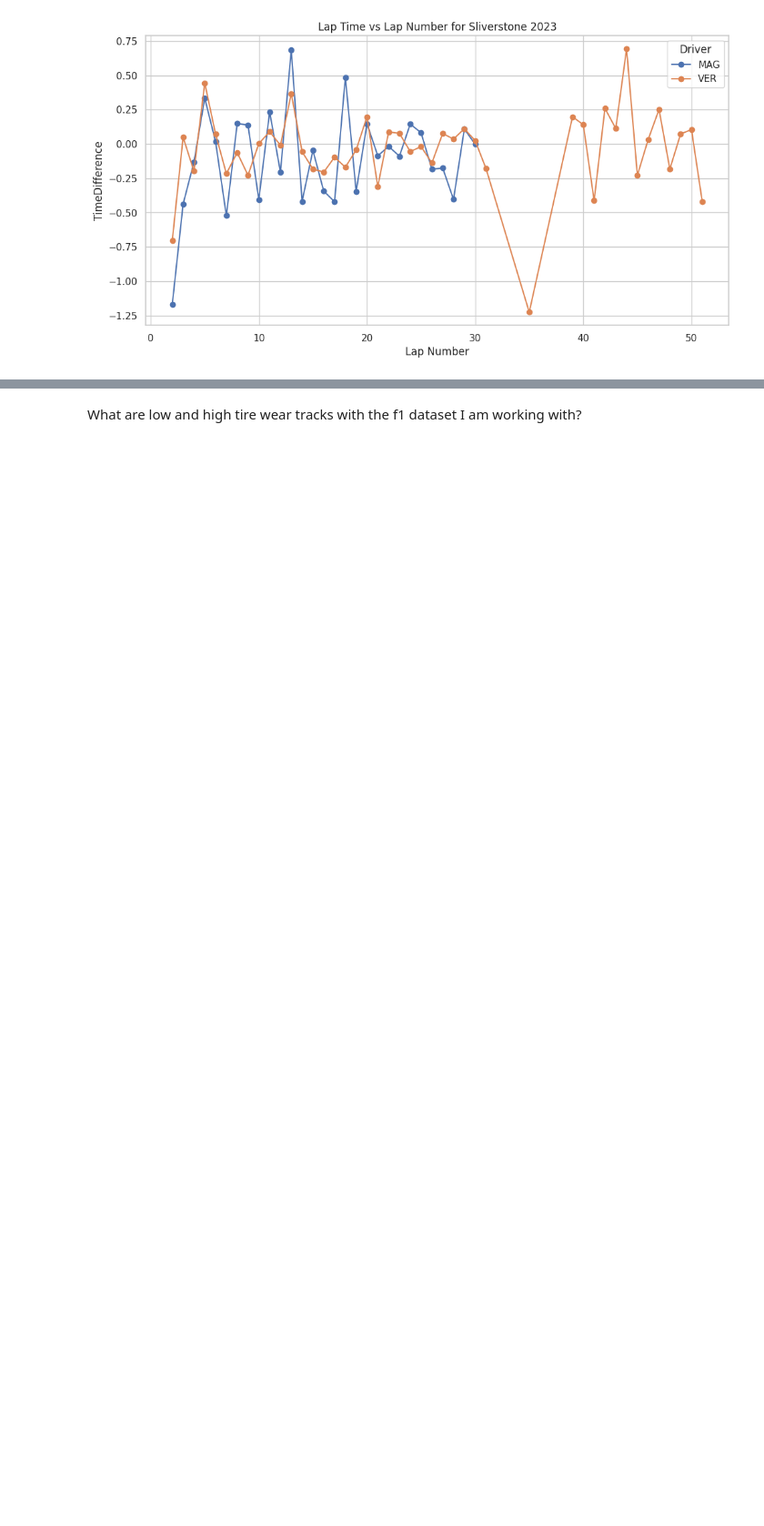
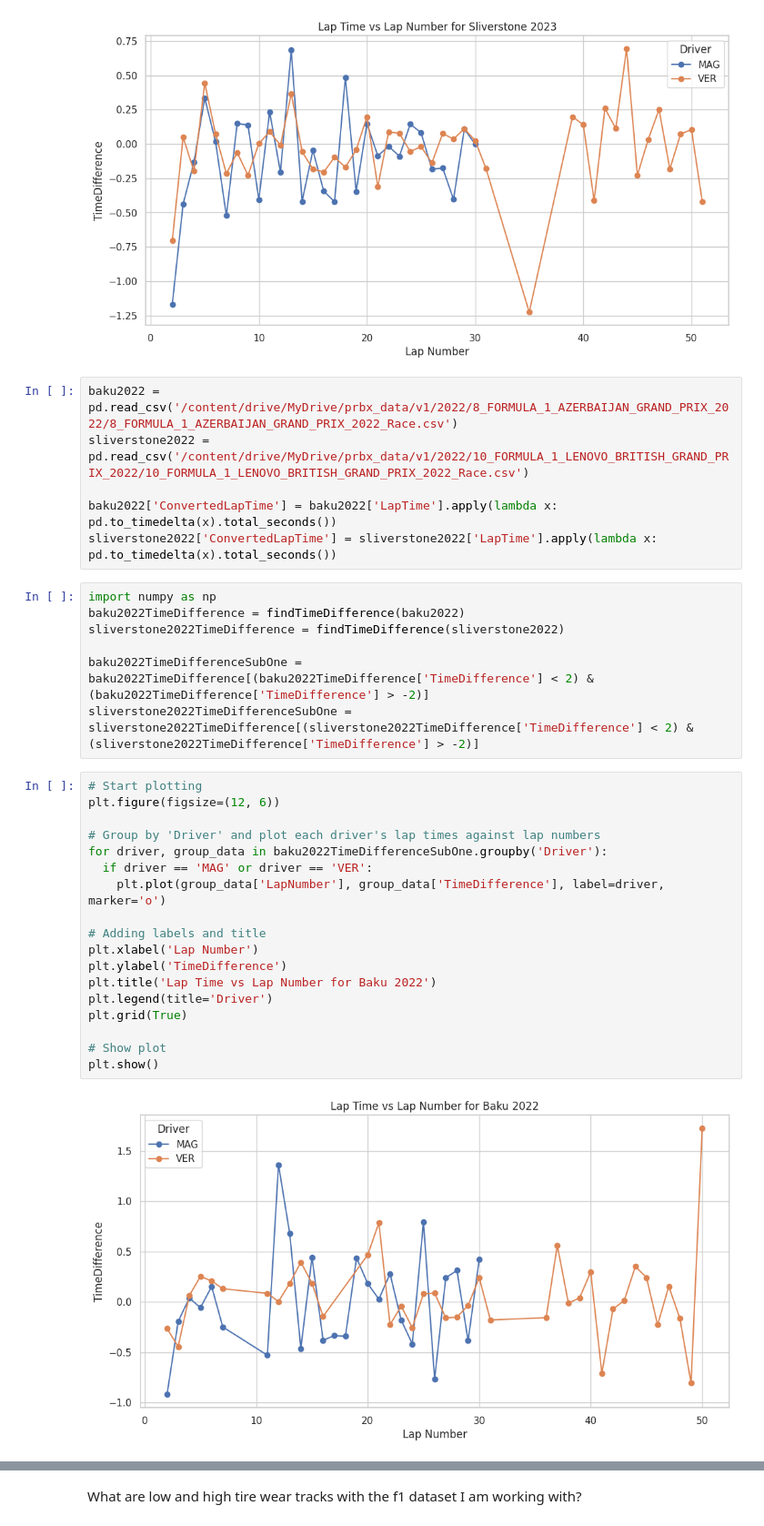
Before and after one commit to mistryvivek/AutoF1-RNN-Race-Simulator, a Jupyter notebook: Lit_Review_Data_Analysis.ipynb, the cells around one changed output, grey strips where cells are left out. Shown at 91% size. Cells and saved outputs as stored; diff of their text form; blank space fills up the shorter version.

```diff
--- a/Lit_Review_Data_Analysis.ipynb
+++ b/Lit_Review_Data_Analysis.ipynb
@@ -635,3 +679,36 @@ plt.grid(True)
 plt.show()
 # %% [output]
 [figure]
+# %%
+baku2022 = pd.read_csv('/content/drive/MyDrive/prbx_data/v1/2022/8_FORMULA_1_AZERBAIJAN_GRAND_PRIX_2022/8_FORMULA_1_AZERBAIJAN_GRAND_PRIX_2022_Race.csv')
+sliverstone2022 = pd.read_csv('/content/drive/MyDrive/prbx_data/v1/2022/10_FORMULA_1_LENOVO_BRITISH_GRAND_PRIX_2022/10_FORMULA_1_LENOVO_BRITISH_GRAND_PRIX_2022_Race.csv')
+
+baku2022['ConvertedLapTime'] = baku2022['LapTime'].apply(lambda x: pd.to_timedelta(x).total_seconds())
+sliverstone2022['ConvertedLapTime'] = sliverstone2022['LapTime'].apply(lambda x: pd.to_timedelta(x).total_seconds())
+# %%
+import numpy as np
+baku2022TimeDifference = findTimeDifference(baku2022)
+sliverstone2022TimeDifference = findTimeDifference(sliverstone2022)
+
+baku2022TimeDifferenceSubOne = baku2022TimeDifference[(baku2022TimeDifference['TimeDifference'] < 2) & (baku2022TimeDifference['TimeDifference'] > -2)]
+sliverstone2022TimeDifferenceSubOne = sliverstone2022TimeDifference[(sliverstone2022TimeDifference['TimeDifference'] < 2) & (sliverstone2022TimeDifference['TimeDifference'] > -2)]
+# %%
+# Start plotting
+plt.figure(figsize=(12, 6))
+
+# Group by 'Driver' and plot each driver's lap times against lap numbers
+for driver, group_data in baku2022TimeDifferenceSubOne.groupby('Driver'):
+  if driver == 'MAG' or driver == 'VER':
+    plt.plot(group_data['LapNumber'], group_data['TimeDifference'], label=driver, marker='o')
+
+# Adding labels and title
+plt.xlabel('Lap Number')
+plt.ylabel('TimeDifference')
+plt.title('Lap Time vs Lap Number for Baku 2022')
+plt.legend(title='Driver')
+plt.grid(True)
+
+# Show plot
+plt.show()
+# %% [output]
+[figure, added]
```
Also changed, not shown: parts of 10 cells of this notebook.
